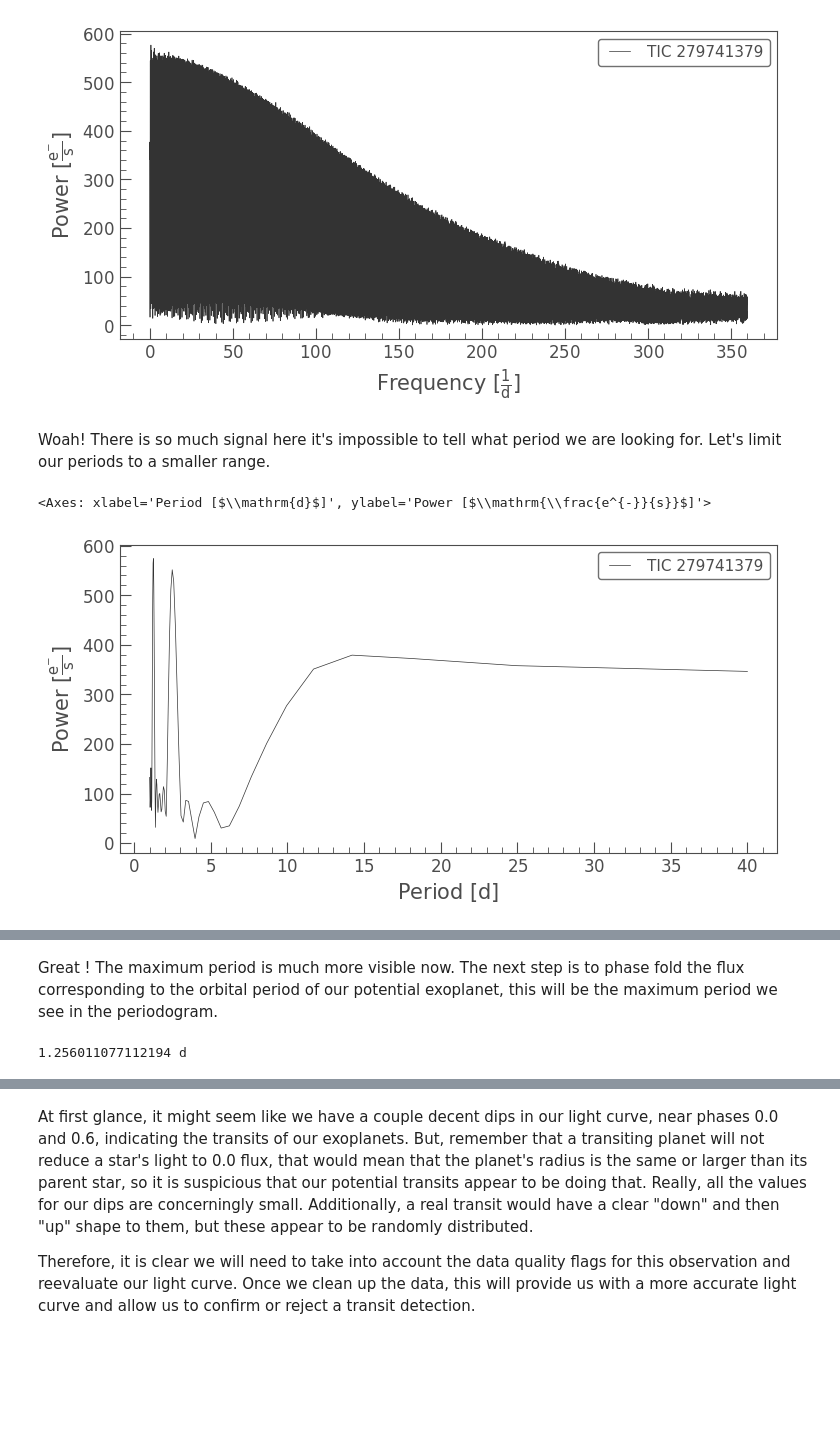
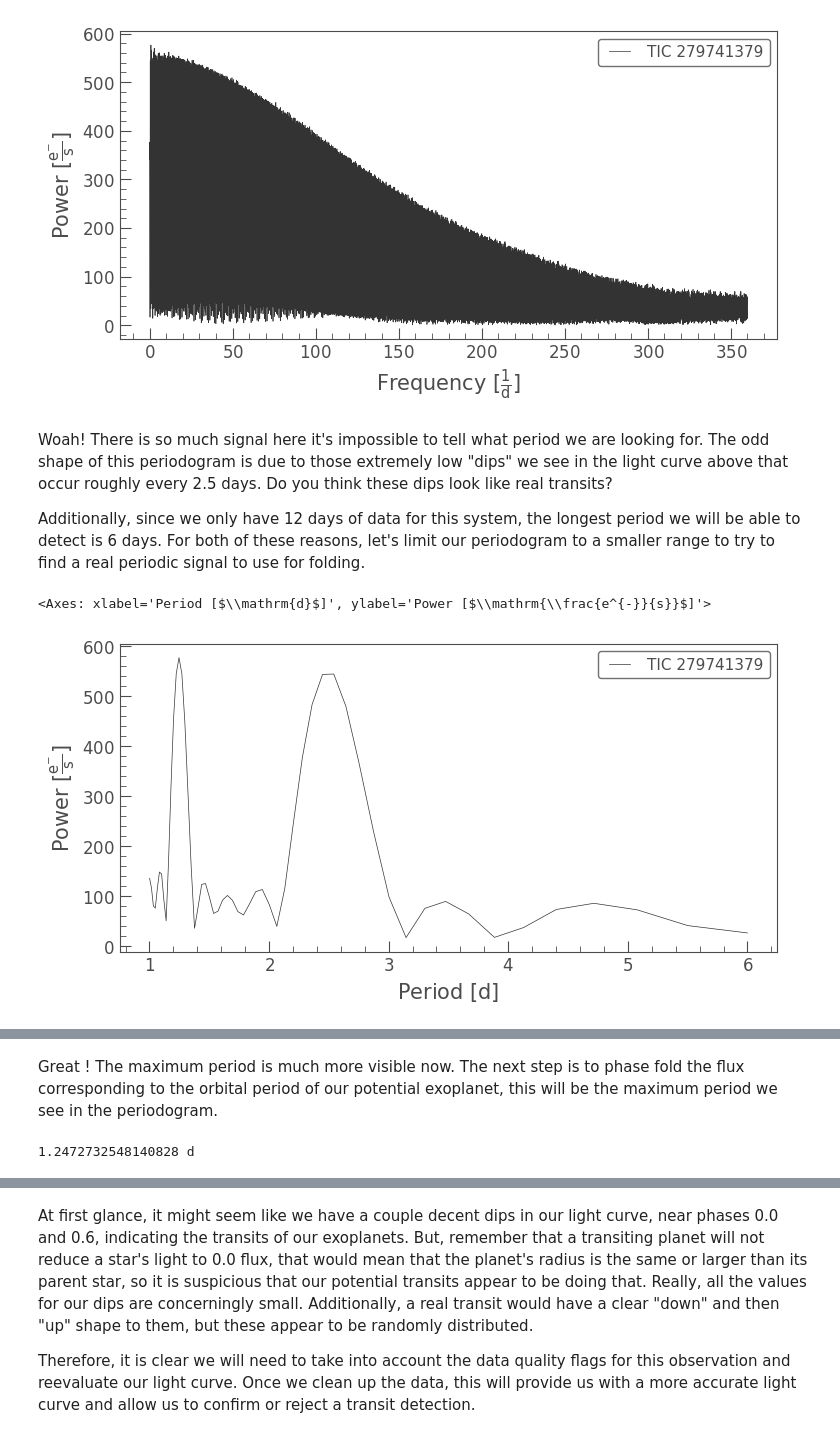
Before and after one commit to spacetelescope/project-tikebook, a Jupyter notebook: notebooks/02-quality-flags/TIKEBook_Lesson2.ipynb, the cells around one changed output, grey strips where cells are left out. Saved outputs shown, nothing was run; the diff lists cells and outputs as text; code cells hidden in the pictures; blank space fills up the shorter version.

```diff
--- a/notebooks/02-quality-flags/TIKEBook_Lesson2.ipynb
+++ b/notebooks/02-quality-flags/TIKEBook_Lesson2.ipynb
@@ -272,13 +268,15 @@ pg.plot()
 <Axes: xlabel='Frequency [$\\mathrm{\\frac{1}{d}}$]', ylabel='Power [$\\mathrm{\\frac{e^{-}}{s}}$]'>
 [figure]
 # %% [markdown]
-Woah! There is so much signal here it's impossible to tell what period we are looking for. Let's limit our periods to a smaller range.
+Woah! There is so much signal here it's impossible to tell what period we are looking for. The odd shape of this periodogram is due to those extremely low "dips" we see in the light curve above that occur roughly every 2.5 days. Do you think these dips look like real transits?
+
+Additionally, since we only have 12 days of data for this system, the longest period we will be able to detect is 6 days. For both of these reasons, let's limit our periodogram to a smaller range to try to find a real periodic signal to use for folding.
 # %%
-pg = lc[lc['time'].value < 1339].to_periodogram(minimum_period = 1, maximum_period = 40)
+pg = lc[lc['time'].value < 1339].to_periodogram(minimum_period = 1, maximum_period = 6)
 pg.plot()
 # %% [output]
 <Axes: xlabel='Period [$\\mathrm{d}$]', ylabel='Power [$\\mathrm{\\frac{e^{-}}{s}}$]'>
-[figure, old version]
+[figure, new version]
 # %% [markdown]
 <!-- # pg = lc[lc['time'].value < 1339].to_periodogram(minimum_period=0.5, maximum_period=3) -->
 # %% [markdown]
@@ -289,10 +287,10 @@ period = pg.period_at_max_power
 print(period)
 
 #phase fold the light curve and normalize the flux
-folded_lc = lc.fold(period)
+folded_lc = lc[lc['time'].value < 1339].fold(period)
 folded_norm_lc = folded_lc.normalize()
 # %% [output]
-1.256011077112194 d
+1.2472732548140828 d
 # %%
 phase = folded_norm_lc['time'].value
 flux = folded_norm_lc['flux']
```
Also changed, not shown: parts of 10 cells of this notebook, 1 other file.
